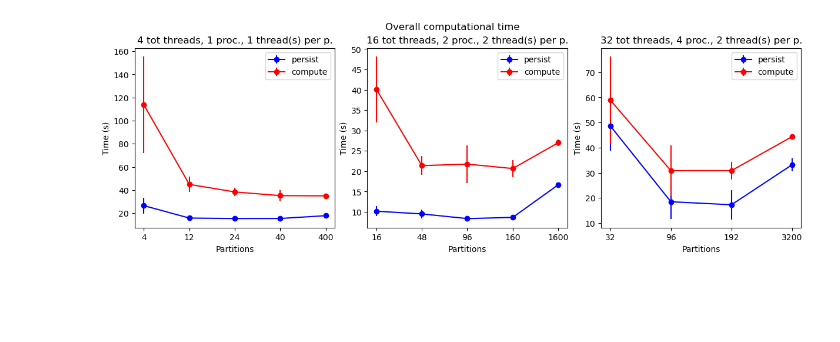
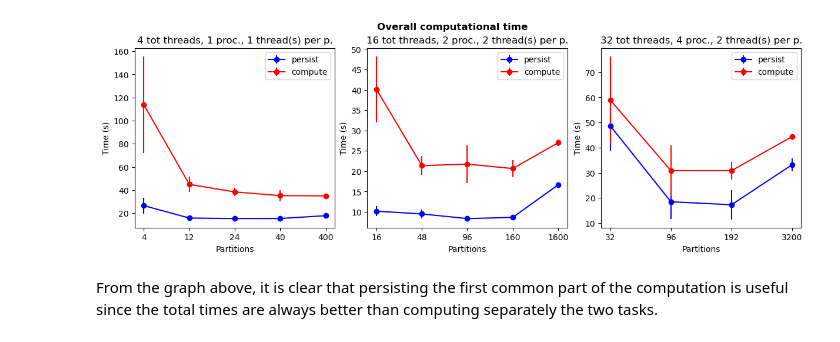
Before and after one commit to Gabriele-Bellavia/Analysis-of-covid-19-papers-mapd-b-project, a Jupyter notebook: Task2_wordsearch.ipynb, the cells around one changed output. Cells and saved outputs as stored; diff of their text form; code cells hidden in the pictures; blank space fills up the shorter version.

```diff
--- a/Task2_wordsearch.ipynb
+++ b/Task2_wordsearch.ipynb
@@ -2,0 +29,6 @@
+# %%
+cluster = SSHCluster(['localhost', 'localhost', '10.67.22.125', '10.67.22.104', '10.67.22.89'],
+                     connect_options={'known_hosts': None},
+                     scheduler_options={"port": 8786, "dashboard_address": ":8797", },
+                     worker_options={'nthreads':1, 'n_workers':4})
+client = Client("localhost:8786")
@@ -2,0 +41,13 @@
+# %%
+meta_block = os.path.getsize('/mnt/data/20/metadata.csv') // 32
+meta = dd.read_csv('/mnt/data/20/metadata.csv', blocksize=meta_block, dtype='string')
+print(meta.npartitions)
+
+common_path = '/mnt/data/20/'
+pdj = meta['pdf_json_files']
+
+pdf = (common_path + pdj[pdj.notnull()]).replace(r"\;.+", "", regex=True)
+paths = pdf.compute().to_list()
+
+# Bag creation
+bag = db.from_sequence(paths, npartitions=64).map(lambda path: json.load(open(path)))
@@ -2,0 +124,6 @@
+# %%
+data_country_1 = bag.pluck('metadata').map(get_country).filter(bool).flatten().flatten().map(country_substitute)\
+    .to_dataframe(meta=pd.DataFrame(columns=['Country'],dtype='string'))['Country'].value_counts(sort=True).compute()
+
+data_institute_1 = bag.pluck('metadata').map(get_inst).filter(bool).flatten()\
+    .to_dataframe(meta=pd.DataFrame(columns=['Institution'], dtype='string'))['Institution'].value_counts(sort=True).compute()
@@ -2,0 +132,8 @@
+# %%
+data1 = bag.pluck('metadata').map(bag_pers).filter(bool).persist()
+
+data_country_2=data1.map(get_country_pers).filter(bool).flatten().flatten().map(country_substitute)\
+    .to_dataframe(meta=pd.DataFrame(columns=['Country'],dtype='string'))['Country'].value_counts(sort=True).compute()
+
+data_institute_2=data1.map(get_inst_pers).filter(bool).flatten()\
+    .to_dataframe(meta=pd.DataFrame(columns=['Institution'],dtype='string'))['Institution'].value_counts(sort=True).compute()
@@ -13,6 +299,6 @@ for i in range(3):
 # %%
 fig,ax=plt.subplots(1,3,figsize=(12,4),layout='constrained')
-fig.suptitle('Overall computational time')
+fig.suptitle('Overall computational time', weight="bold")
 threads=[4,16,32]
 workers=[1,2,4]
 for i in range(3):
@@ -25,31 +311,33 @@ for i in range(3):
 
     df1['time1']=df1['time1']+df2['time1']+df3['time1']
     df1['time2']=df1['time2']+df2['time2']+df3['time2']
     df1['time3']=df1['time3']+df2['time3']+df3['time3']
 
     df2=pd.read_csv(f'bm/bm_2_compute_country{threads[i]}.csv')
     df3=pd.read_csv(f'bm/bm_2_compute_institute{threads[i]}.csv')
 
     df2['time1']=df2['time1']+df3['time1']
     df2['time2']=df2['time2']+df3['time2']
     df2['time3']=df2['time3']+df3['time3']
 
     df1=df1[df1['n_workers']==workers[i]]
     df2=df2[df2['n_workers']==workers[i]]
 
     df1['mean']=(df1['time1']+df1['time2']+df1['time3'])/3
     df2['mean']=(df2['time1']+df2['time2']+df2['time3'])/3
     df1['std']=np.round(np.std([df1['time1'],df1['time2'],df1['time3']],axis=0),2)
     df2['std']=np.round(np.std([df2['time1'],df2['time2'],df2['time3']],axis=0),2)
 
     ax[i].errorbar(x=range(len(df1['n_partitions'])),y=df1['mean'],yerr=df1['std'],label=f'persist',fmt='o-',c='b')
     ax[i].errorbar(x=range(len(df2['n_partitions'])),y=df2['mean'],yerr=df2['std'],label=f'compute',fmt='o-',c='r')
     thr=int(threads[i]/4 /workers[i])
     ax[i].set_title(f'{threads[i]} tot threads, {workers[i]} proc., {thr} thread(s) per p.')
     ax[i].set_xlabel('Partitions')
     ax[i].set_ylabel('Time (s)')
     ax[i].set_xticks(range(len(df1['n_partitions'])))
     ax[i].set_xticklabels(np.array(df1['n_partitions'],dtype=int))
     ax[i].legend()
 # %% [output]
-[figure, old version]
+[figure, new version]
+# %% [markdown]
+From the graph above, it is clear that persisting the first common part of the computation is useful since the total times are always better than computing separately the two tasks.
```
Also changed, not shown: parts of 20 cells of this notebook, 5 other files.
